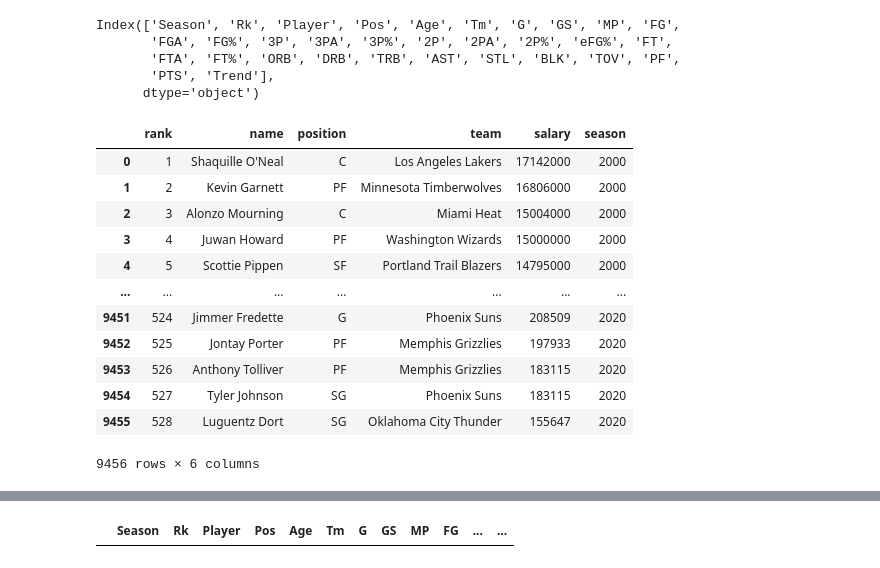
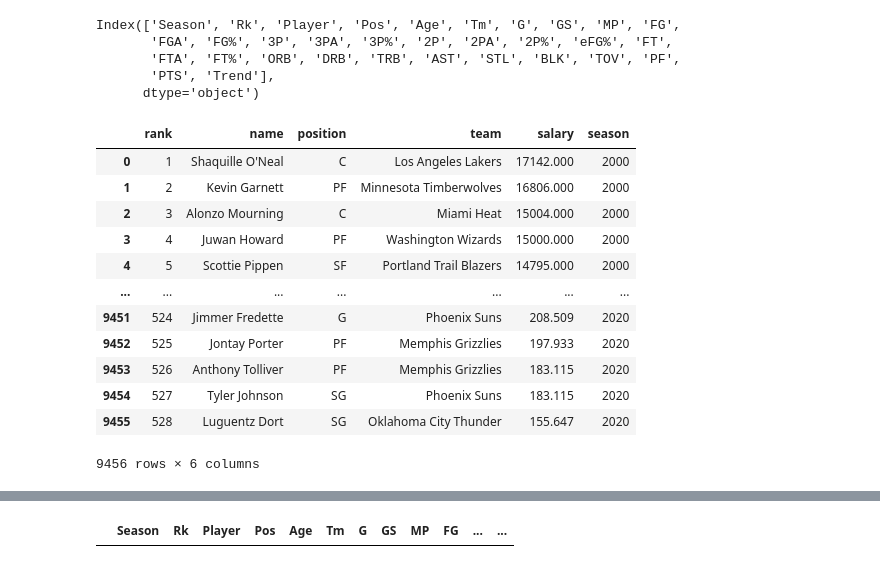
Before and after one commit to weiyueli7/NBA-3Pointers, a Jupyter notebook: new_data.ipynb, the cells around one changed output, grey strips where cells are left out. Drawn from its saved outputs; the diff is of its cells as text; code cells hidden in the pictures.

```diff
--- a/new_data.ipynb
+++ b/new_data.ipynb
@@ -84,20 +84,21 @@ Index(['Season', 'Rk', 'Player', 'Pos', 'Age', 'Tm', 'G', 'GS', 'MP', 'FG',
       dtype='object')
 # %%
 salaries = pd.read_csv(os.path.join('data', 'nba-salaries.csv'))
+salaries['salary'] = salaries['salary']/1_000
 salaries
 # %% [output]
 |  | rank | name | position | team | salary | season |
-| 0 | 1 | Shaquille O'Neal | C | Los Angeles Lakers | 17142000 | 2000 |
-| 1 | 2 | Kevin Garnett | PF | Minnesota Timberwolves | 16806000 | 2000 |
-| 2 | 3 | Alonzo Mourning | C | Miami Heat | 15004000 | 2000 |
-| 3 | 4 | Juwan Howard | PF | Washington Wizards | 15000000 | 2000 |
-| 4 | 5 | Scottie Pippen | SF | Portland Trail Blazers | 14795000 | 2000 |
+| 0 | 1 | Shaquille O'Neal | C | Los Angeles Lakers | 17142.000 | 2000 |
+| 1 | 2 | Kevin Garnett | PF | Minnesota Timberwolves | 16806.000 | 2000 |
+| 2 | 3 | Alonzo Mourning | C | Miami Heat | 15004.000 | 2000 |
+| 3 | 4 | Juwan Howard | PF | Washington Wizards | 15000.000 | 2000 |
+| 4 | 5 | Scottie Pippen | SF | Portland Trail Blazers | 14795.000 | 2000 |
 | ... | ... | ... | ... | ... | ... | ... |
-| 9451 | 524 | Jimmer Fredette | G | Phoenix Suns | 208509 | 2020 |
-| 9452 | 525 | Jontay Porter | PF | Memphis Grizzlies | 197933 | 2020 |
-| 9453 | 526 | Anthony Tolliver | PF | Memphis Grizzlies | 183115 | 2020 |
-| 9454 | 527 | Tyler Johnson | SG | Phoenix Suns | 183115 | 2020 |
-| 9455 | 528 | Luguentz Dort | SG | Oklahoma City Thunder | 155647 | 2020 |
+| 9451 | 524 | Jimmer Fredette | G | Phoenix Suns | 208.509 | 2020 |
+| 9452 | 525 | Jontay Porter | PF | Memphis Grizzlies | 197.933 | 2020 |
+| 9453 | 526 | Anthony Tolliver | PF | Memphis Grizzlies | 183.115 | 2020 |
+| 9454 | 527 | Tyler Johnson | SG | Phoenix Suns | 183.115 | 2020 |
+| 9455 | 528 | Luguentz Dort | SG | Oklahoma City Thunder | 155.647 | 2020 |
 9456 rows × 6 columns
 # %%
 df = players.merge(salaries, left_on=['Player', 'Season'], right_on=['name', 'season'])
```
Also changed, not shown: parts of 23 cells of this notebook.
